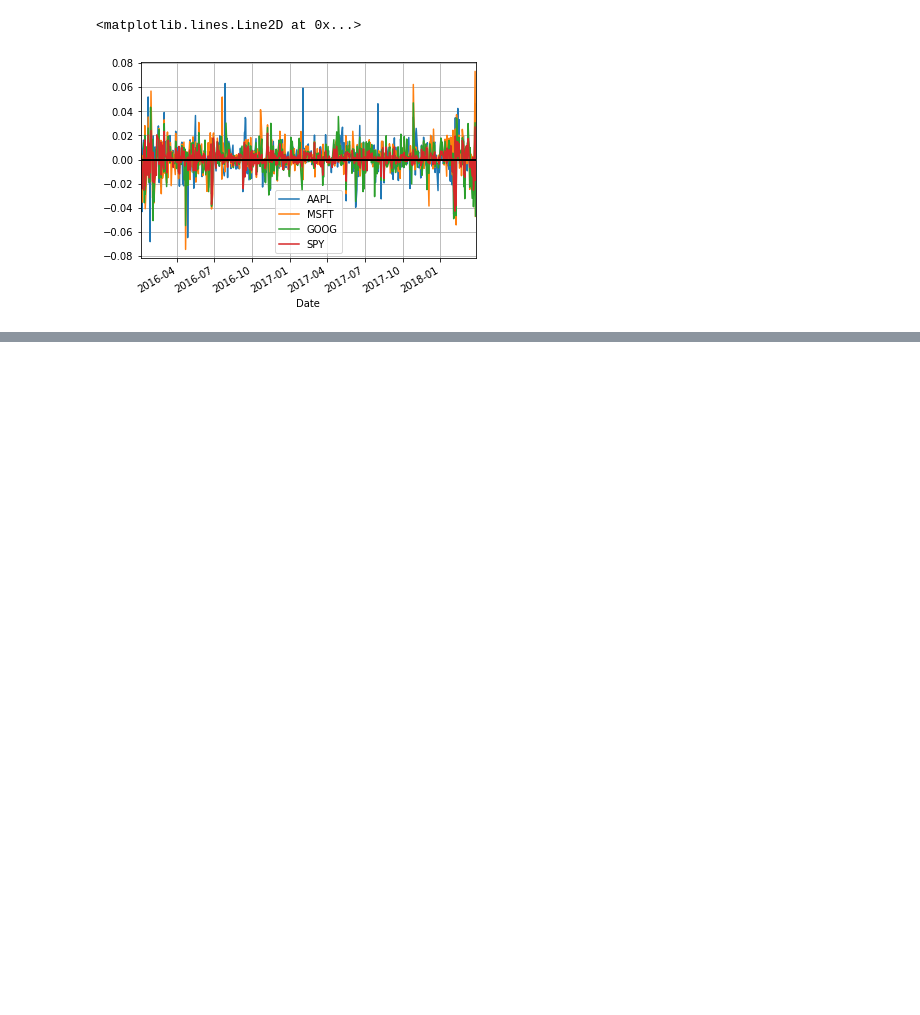
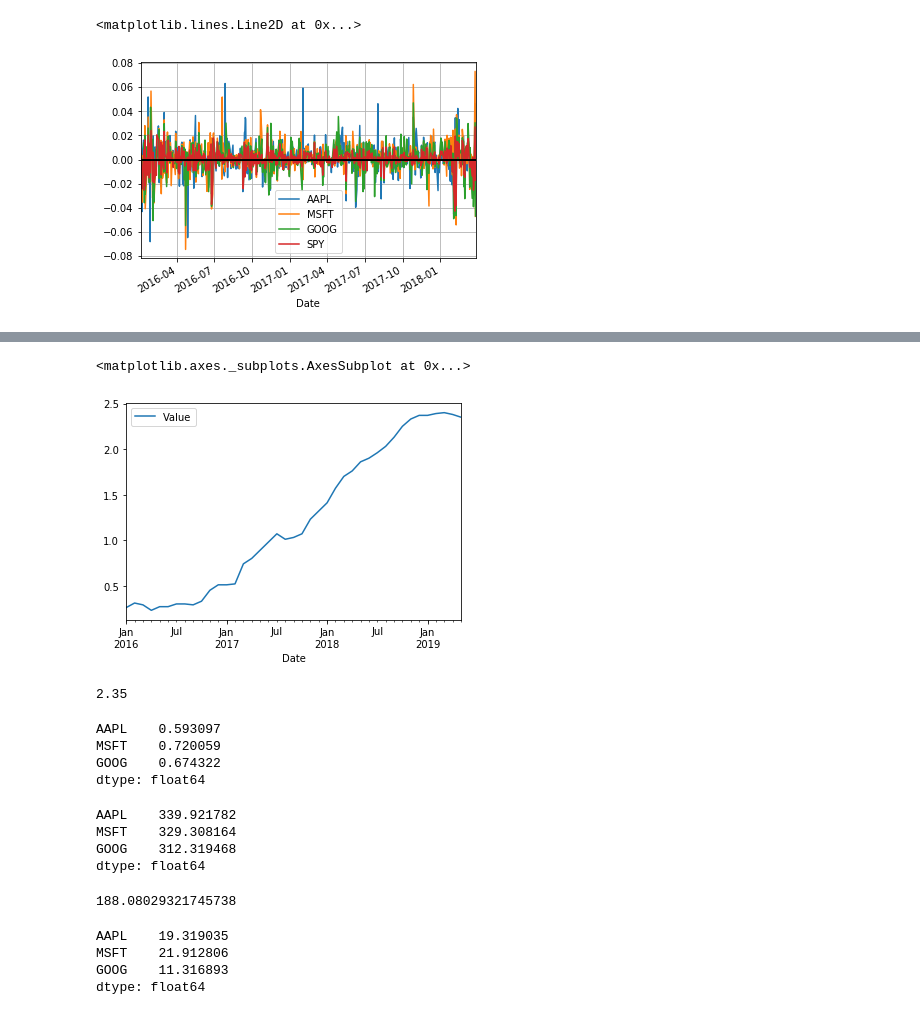
Before and after one commit to DerekLoveCC/Writings, a Jupyter notebook: Fintech_Wechat/Code/StockDataAnalysisWithPython/StockDataAnalysisWithPython.ipynb, the cells around one changed output, grey strips where cells are left out. Drawn from its saved outputs; the diff is of its cells as text; code cells hidden in the pictures; blank space fills up the shorter version.

Commit message:
stock data analysis with python part 2

```diff
--- a/Fintech_Wechat/Code/StockDataAnalysisWithPython/StockDataAnalysisWithPython.ipynb
+++ b/Fintech_Wechat/Code/StockDataAnalysisWithPython/StockDataAnalysisWithPython.ipynb
@@ -230,0 +242,3 @@ stock_change.plot(grid=True).axhline(y = 0, color = "black", lw = 2)
+# %%
+tbill = quandl.get("FRED/TB3MS", start_date=start, end_date=end)
+tbill.tail()
@@ -230,0 +253,40 @@ stock_change.plot(grid=True).axhline(y = 0, color = "black", lw = 2)
+# %%
+tbill.plot()
+# %% [output]
+<matplotlib.axes._subplots.AxesSubplot at 0x...>
+[figure, added]
+# %%
+rrf = tbill.iloc[-1, 0]    # Get the most recent Treasury Bill rate
+rrf
+# %% [output]
+2.35
+# %%
+smcorr = stock_change_apr.drop("SPY", 1).corrwith(stock_change_apr.SPY)# Since RRF is constant it doesn't change the correlation so we can ignore it in our calculation
+smcorr
+# %% [output]
+AAPL    0.593097
+MSFT    0.720059
+GOOG    0.674322
+dtype: float64
+# %%
+sy = stock_change_apr.drop("SPY", 1).std()
+sx = stock_change_apr.SPY.std()
+sy
+# %% [output]
+AAPL    339.921782
+MSFT    329.308164
+GOOG    312.319468
+dtype: float64
+# %%
+sx
+# %% [output]
+188.08029321745738
+# %%
+ybar = stock_change_apr.drop("SPY", 1).mean() - rrf
+xbar = stock_change_apr.SPY.mean() - rrf
+ybar
+# %% [output]
+AAPL    19.319035
+MSFT    21.912806
+GOOG    11.316893
+dtype: float64
```
Also changed, not shown: parts of 5 cells of this notebook, 4 other files.
